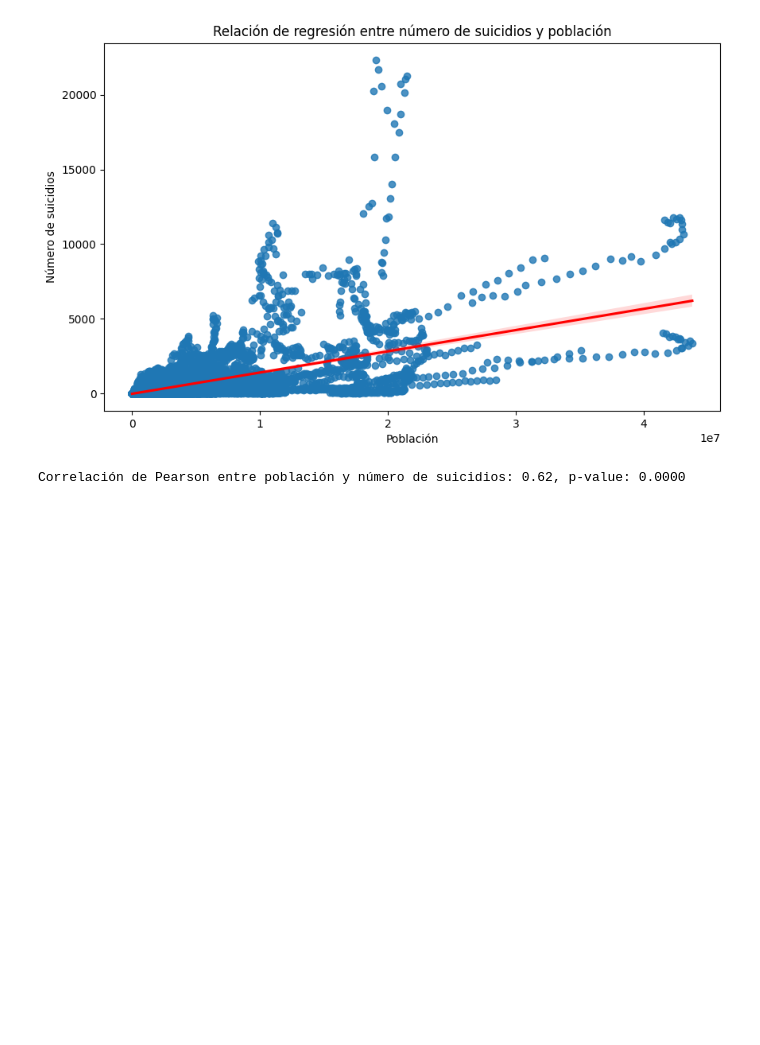
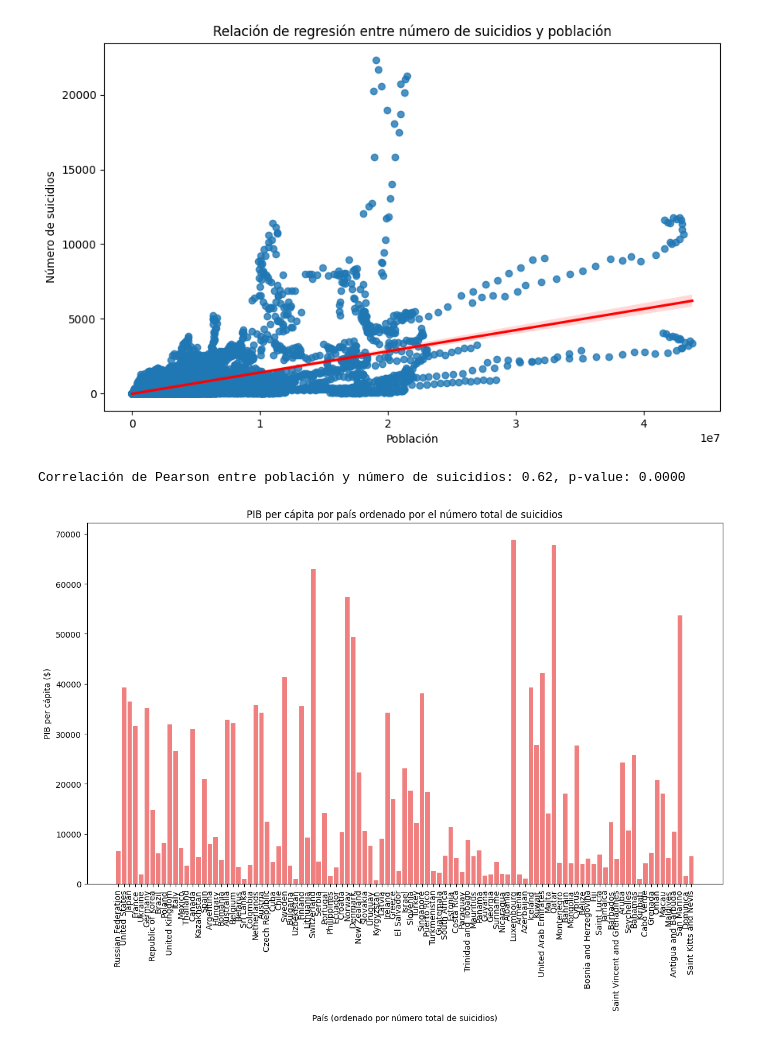
Before and after one commit to CarolinaPerez01/EDA, a Jupyter notebook: eda.ipynb, the cells around one changed output. Saved outputs shown, nothing was run; the diff lists cells and outputs as text; code cells hidden in the pictures; blank space fills up the shorter version.

```diff
--- a/eda.ipynb
+++ b/eda.ipynb
@@ -355,3 +355,19 @@ correlation, p_value = pearsonr(tasa_suicidios['population'], tasa_suicidios['su
 print(f'Correlación de Pearson entre población y número de suicidios: {correlation:.2f}, p-value: {p_value:.4f}')
 # %% [output]
 Correlación de Pearson entre población y número de suicidios: 0.62, p-value: 0.0000
+# %%
+data_by_country = tasa_suicidios.groupby('country').agg({
+    'suicides_no': 'sum',
+    'gdp_per_capita ($)': 'mean'
+}).sort_values(by='suicides_no', ascending=False)  # Ordenado por número de suicidios de mayor a menor
+
+# Crear gráfico de barras vertical
+plt.figure(figsize=(14, 8))
+plt.bar(data_by_country.index, data_by_country['gdp_per_capita ($)'], color='lightcoral')
+plt.title('PIB per cápita por país ordenado por el número total de suicidios')
+plt.xlabel('País (ordenado por número total de suicidios)')
+plt.ylabel('PIB per cápita ($)')
+plt.xticks(rotation=90)  # Rotar las etiquetas del eje x para que no se solapen
+plt.show()
+# %% [output]
+[figure, added]
```
Also changed, not shown: 1 other file.
